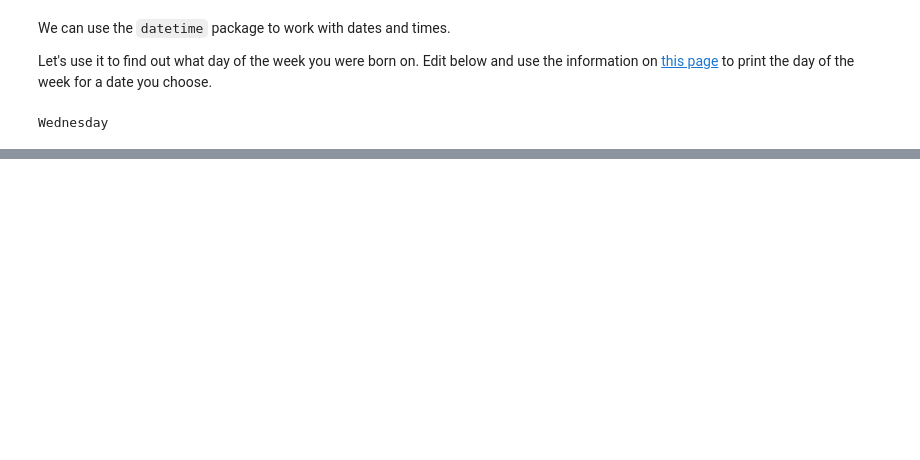
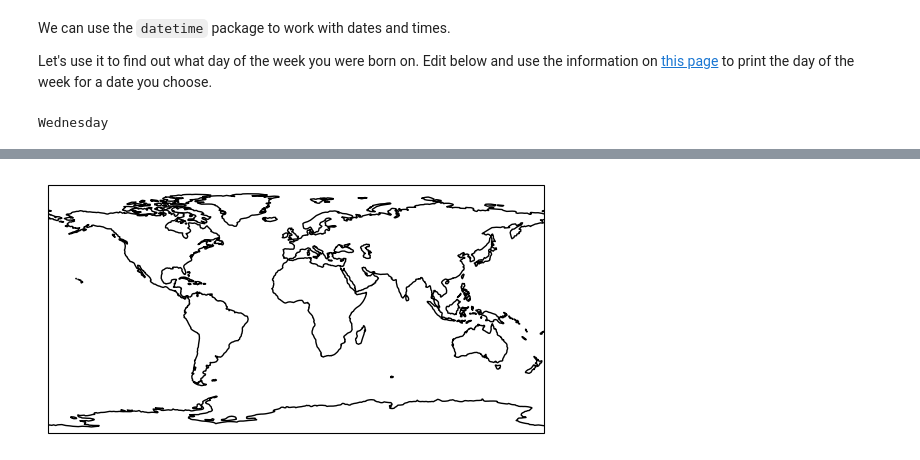
Before and after one commit to dfbr/pythonLessons, a Jupyter notebook: Notebooks/Answers/externalCode.ipynb, the cells around one changed output, grey strips where cells are left out. Drawn from its saved outputs; the diff is of its cells as text; code cells hidden in the pictures; blank space fills up the shorter version.

```diff
--- a/Notebooks/Answers/externalCode.ipynb
+++ b/Notebooks/Answers/externalCode.ipynb
@@ -34,0 +83,16 @@ Wednesday
+# %%
+# the following code needs the package "cartopy" to be installed. Install the package then see what the output is.
+
+import cartopy.crs as ccrs
+import matplotlib.pyplot as plt
+
+ax = plt.axes(projection=ccrs.PlateCarree())
+ax.coastlines()
+
+# Save the plot by calling plt.savefig() BEFORE plt.show()
+plt.savefig('coastlines.pdf')
+plt.savefig('coastlines.png')
+
+plt.show()
+# %% [output]
+[figure, added]
```
Also changed, not shown: parts of 6 cells of this notebook, 10 other files.
